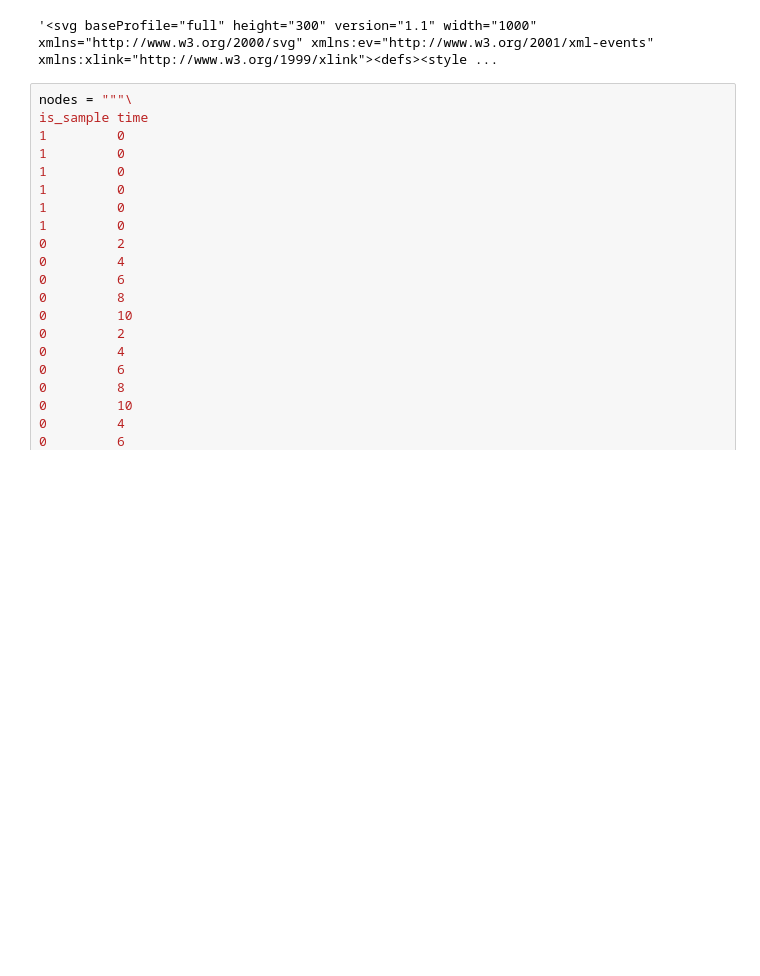
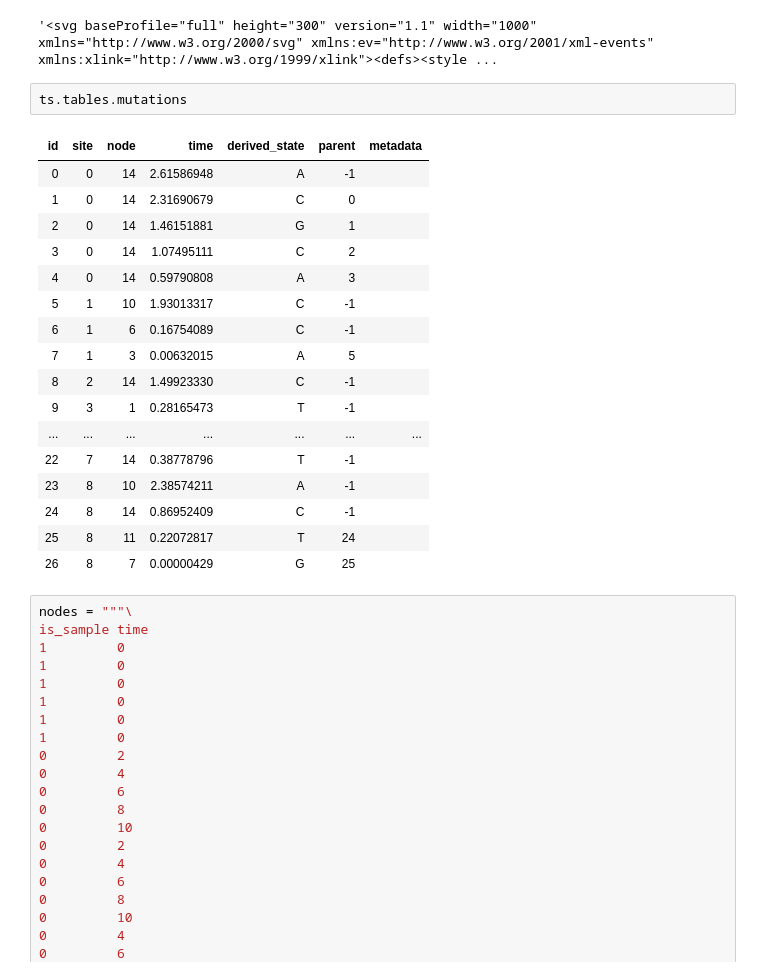
Before and after one commit to lkirk/ts-two-locus-proto, a Jupyter notebook: notebooks/TestCases.ipynb, the cells around one changed output. Cells and saved outputs as stored; diff of their text form; blank space fills up the shorter version.

Commit message:
add an infinite sites test case

```diff
--- a/notebooks/TestCases.ipynb
+++ b/notebooks/TestCases.ipynb
@@ -152,6 +152,26 @@ ts.draw_svg(size=(1000, 300))
 # %% [output]
 ## Case 3
 '<svg baseProfile="full" height="300" version="1.1" width="1000" xmlns="http://www.w3.org/2000/svg" xmlns:ev="http://www.w3.org/2001/xml-events" xmlns:xlink="http://www.w3.org/1999/xlink"><defs><style ...
+# %%
+ts.tables.mutations
+# %% [output]
+| id | site | node | time | derived_state | parent | metadata |
+| 0 | 0 | 14 | 2.61586948 | A | -1 |  |
+| 1 | 0 | 14 | 2.31690679 | C | 0 |  |
+| 2 | 0 | 14 | 1.46151881 | G | 1 |  |
+| 3 | 0 | 14 | 1.07495111 | C | 2 |  |
+| 4 | 0 | 14 | 0.59790808 | A | 3 |  |
+| 5 | 1 | 10 | 1.93013317 | C | -1 |  |
+| 6 | 1 | 6 | 0.16754089 | C | -1 |  |
+| 7 | 1 | 3 | 0.00632015 | A | 5 |  |
+| 8 | 2 | 14 | 1.49923330 | C | -1 |  |
+| 9 | 3 | 1 | 0.28165473 | T | -1 |  |
+| ... | ... | ... | ... | ... | ... | ... |
+| 22 | 7 | 14 | 0.38778796 | T | -1 |  |
+| 23 | 8 | 10 | 2.38574211 | A | -1 |  |
+| 24 | 8 | 14 | 0.86952409 | C | -1 |  |
+| 25 | 8 | 11 | 0.22072817 | T | 24 |  |
+| 26 | 8 | 7 | 0.00000429 | G | 25 |  |
 # %%
 nodes = """\
 is_sample time
```
Also changed, not shown: parts of 2 cells of this notebook.
